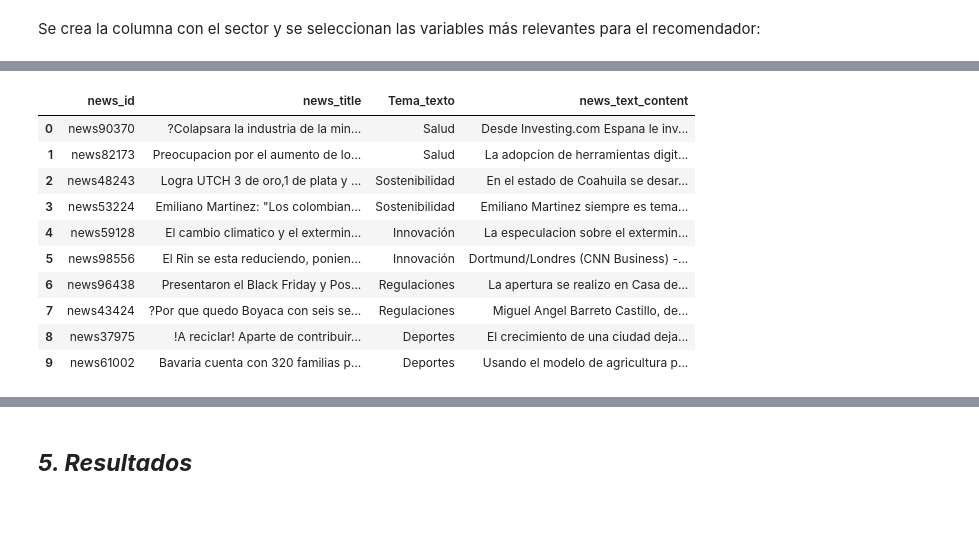
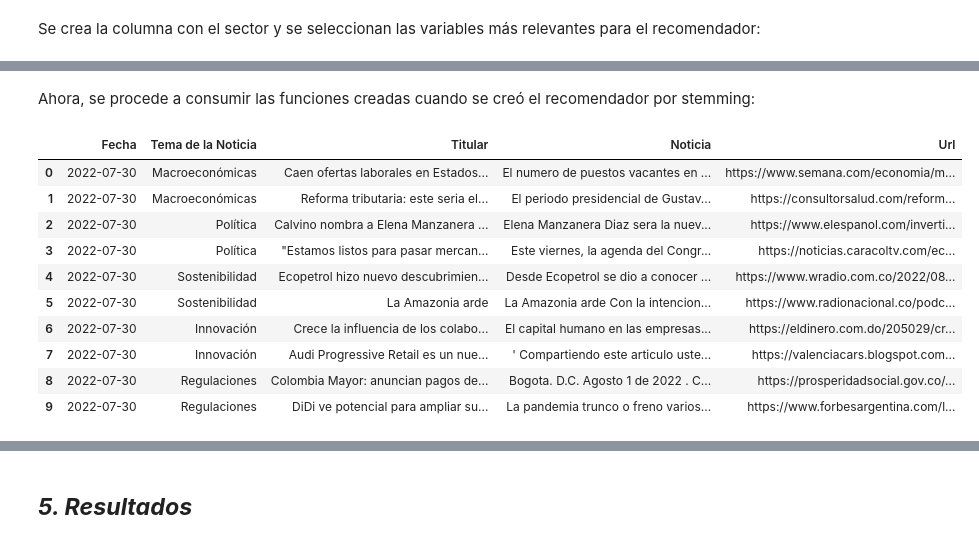
Before and after one commit to millerpuentes/Despliegue_Recomendador, a Jupyter notebook: Dev/Recommender.ipynb, the cells around one changed output, grey strips where cells are left out. Saved outputs shown, nothing was run; the diff lists cells and outputs as text; code cells hidden in the pictures; blank space fills up the shorter version.

Commit message:
Se actualizan las bases de datos

```diff
--- a/Dev/Recommender.ipynb
+++ b/Dev/Recommender.ipynb
@@ -177,0 +176,7 @@ df_bd_stemming_f2=pd.read_csv('../Data/DC_stemming_tema_asignado.csv')
+# %%
+# Se carga el set de datos trabajado
+df_bd_stemming_f2=pd.read_csv('../Data/DC_stemming_tema_asignado.csv')
+# Se cargan los atributos de las noticias
+df_noticia=pd.read_csv('../Data/noticias.csv')
+# Se carga el set de datos Clientes
+df_clientes=pd.read_csv('../Data/clientes.csv')
@@ -177,0 +226,6 @@ df_bd_stemming_f2=pd.read_csv('../Data/DC_stemming_tema_asignado.csv')
+# %%
+# Se escribe el sector al que pertenece el cliente
+condicion = lambda x: 'Salud' if x in ['ips','comercio de farmaceuticos', 'eps salud prepagada salud','manufactura de productos farmaceuticos'] else 'Industrial'
+df_clientes['sector'] = df_bd_stemming_f2['subsec'].apply(condicion)
+df_clientes = df_clientes[['nit', 'nombre', 'sector']]
+df_clientes.head(2)
@@ -257,0 +394,6 @@ def recomendador(nit, num_noticias, dff):
+# %%
+df_noticia_lemat = df_noticia[['news_id', 'news_url_absolute','news_title', 'news_text_content', 'news_init_date']]
+df_noticia_lemat = pd.merge(df_noticia_lemat, df_bd_lemat_f2[['news_id','Tema_texto']], on='news_id')
+# Se retiran las noticias asignadas como 'Otra'.
+df_noticia_lemat = df_noticia_lemat[df_noticia_lemat['Tema_texto'] != 'Otra']
+df_noticia_lemat.head(2)
@@ -258,16 +433,18 @@ def recomendador(nit, num_noticias, dff):
+# %% [markdown]
+Ahora, se procede a consumir las funciones creadas cuando se creó el recomendador por stemming:
 # %%
-# Ejemplo cliente sector salud
-p = recomendador(860003216, 10, df_bd_stemming_f2)
-p
+# Ejemplo cliente sector Industrial
+r = recomendador(nit=860003216, num_noticias=10,fecha='2022-07-30',dff1=df_clientes ,dff2=df_noticia_lemat)
+r
 # %% [output]
-|  | news_id | news_title | Tema_texto | news_text_content |
-| 0 | news90370 | ?Colapsara la industria de la min... | Salud | Desde Investing.com Espana le inv... |
-| 1 | news82173 | Preocupacion por el aumento de lo... | Salud | La adopcion de herramientas digit... |
-| 2 | news48243 | Logra UTCH 3 de oro,1 de plata y ... | Sostenibilidad | En el estado de Coahuila se desar... |
-| 3 | news53224 | Emiliano Martinez: "Los colombian... | Sostenibilidad | Emiliano Martinez siempre es tema... |
-| 4 | news59128 | El cambio climatico y el extermin... | Innovación | La especulacion sobre el extermin... |
-| 5 | news98556 | El Rin se esta reduciendo, ponien... | Innovación | Dortmund/Londres (CNN Business) -... |
-| 6 | news96438 | Presentaron el Black Friday y Pos... | Regulaciones | La apertura se realizo en Casa de... |
-| 7 | news43424 | ?Por que quedo Boyaca con seis se... | Regulaciones | Miguel Angel Barreto Castillo, de... |
-| 8 | news37975 | !A reciclar! Aparte de contribuir... | Deportes | El crecimiento de una ciudad deja... |
-| 9 | news61002 | Bavaria cuenta con 320 familias p... | Deportes | Usando el modelo de agricultura p... |
+|  | Fecha | Tema de la Noticia | Titular | Noticia | Url |
+| 0 | 2022-07-30 | Macroeconómicas | Caen ofertas laborales en Estados... | El numero de puestos vacantes en ... | https://www.semana.com/economia/m... |
+| 1 | 2022-07-30 | Macroeconómicas | Reforma tributaria: este seria el... | El periodo presidencial de Gustav... | https://consultorsalud.com/reform... |
+| 2 | 2022-07-30 | Política | Calvino nombra a Elena Manzanera ... | Elena Manzanera Diaz sera la nuev... | https://www.elespanol.com/inverti... |
+| 3 | 2022-07-30 | Política | "Estamos listos para pasar mercan... | Este viernes, la agenda del Congr... | https://noticias.caracoltv.com/ec... |
+| 4 | 2022-07-30 | Sostenibilidad | Ecopetrol hizo nuevo descubrimien... | Desde Ecopetrol se dio a conocer ... | https://www.wradio.com.co/2022/08... |
+| 5 | 2022-07-30 | Sostenibilidad | La Amazonia arde | La Amazonia arde Con la intencion... | https://www.radionacional.co/podc... |
+| 6 | 2022-07-30 | Innovación | Crece la influencia de los colabo... | El capital humano en las empresas... | https://eldinero.com.do/205029/cr... |
+| 7 | 2022-07-30 | Innovación | Audi Progressive Retail es un nue... | ' Compartiendo este articulo uste... | https://valenciacars.blogspot.com... |
+| 8 | 2022-07-30 | Regulaciones | Colombia Mayor: anuncian pagos de... | Bogota. D.C. Agosto 1 de 2022 . C... | https://prosperidadsocial.gov.co/... |
+| 9 | 2022-07-30 | Regulaciones | DiDi ve potencial para ampliar su... | La pandemia trunco o freno varios... | https://www.forbesargentina.com/l... |
```
Also changed, not shown: parts of 47 cells of this notebook, 27 other files.
